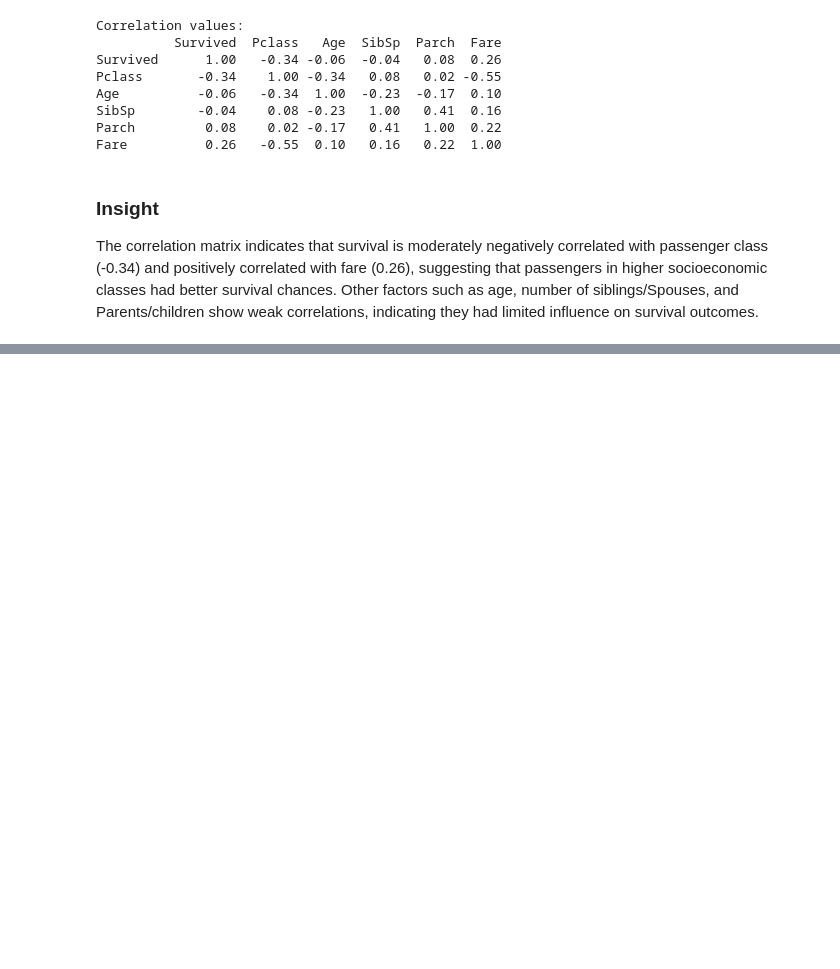
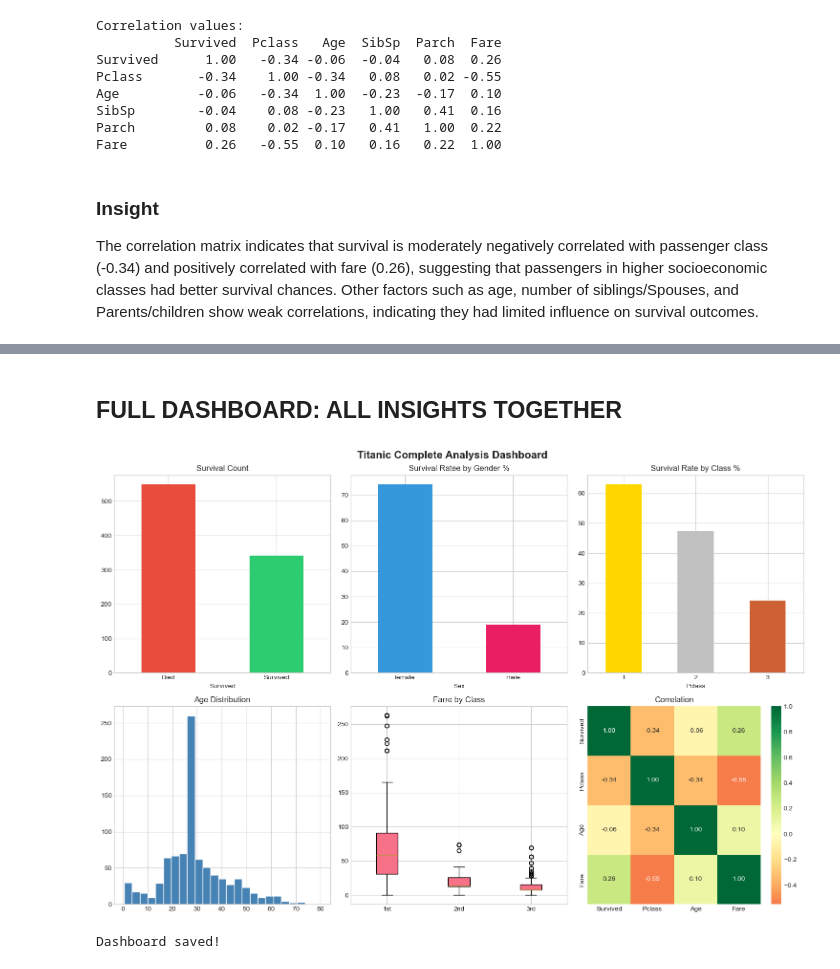
Before and after one commit to Milan2468gmail/data-science-journey, a Jupyter notebook: Day07_Visualisation.ipynb, the cells around one changed output, grey strips where cells are left out. Saved outputs shown, nothing was run; the diff lists cells and outputs as text; code cells hidden in the pictures; blank space fills up the shorter version.

```diff
--- a/Day07_Visualisation.ipynb
+++ b/Day07_Visualisation.ipynb
@@ -159,0 +227,48 @@ The correlation matrix indicates that survival is moderately negatively correlat
+# %% [markdown]
+## FULL DASHBOARD: ALL INSIGHTS TOGETHER
+# %%
+fig = plt.figure(figsize=(15, 10))
+
+fig.suptitle('Titanic Complete Analysis Dashboard', fontsize=16, fontweight='bold')
+
+# Chart 1: survival xount (top left)
+ax1 = fig.add_subplot(2, 3, 1)
+
+df['Survived'].value_counts().sort_index().plot(kind='bar', ax=ax1, color=['#e74c3c', '#2ecc71'], rot=0)
+ax1.set_title('Survival Count')
+ax1.set_xticklabels(['Died', 'Survived'])
+
+# Chart 2: gender survival rate (top middle)
+ax2 = fig.add_subplot(2, 3, 2)
+(df.groupby('Sex')['Survived'].mean()*100).plot(kind='bar', ax=ax2, color=['#3498db', '#e91e63'], rot=0)
+ax2.set_title('Survival Ratee by Gender %')
+
+# Chart 3: class survival rate (top right)
+ax3 = fig.add_subplot(2, 3, 3)
+(df.groupby('Pclass')['Survived'].mean()*100).plot(kind='bar', ax=ax3, color=['gold', 'silver', '#cd6133'], rot=0)
+ax3.set_title('Survival Rate by Class %')
+
+# Chart 4: age histogram (bottom left)
+ax4 = fig.add_subplot(2, 3, 4)
+ax4.hist(df['Age'], bins=25, color='steelblue', edgecolor='white')
+ax4.set_title('Age Distribution')
+
+# Chart 5: fare box plot (bottom middle)
+ax5 = fig.add_subplot(2, 3, 5)
+df_c = df[df['Fare'] < 300]
+ax5.boxplot([df_c[df_c['Pclass']==i]['Fare'].values for i in [1,2,3]], labels=['1st', '2nd', '3rd'], patch_artist=True)
+ax5.set_title('Farre by Class')
+
+# Chart 6: heatmap (bottom right)
+ax6 = fig.add_subplot(2, 3, 6)
+corr = df[['Survived', 'Pclass', 'Age', 'Fare']].corr()
+sns.heatmap(corr, annot=True, fmt='.2f', cmap='RdYlGn', center=0, ax=ax6)
+ax6.set_title('Correlation')
+
+plt.tight_layout()
+plt.savefig('titanic_dashboard.png', dpi=100, bbox_inches='tight')
+plt.show()
+print('Dashboard saved!')
+# %% [output]
+[figure, added]
+Dashboard saved!
```
Also changed, not shown: parts of 8 cells of this notebook, 3 other files.
